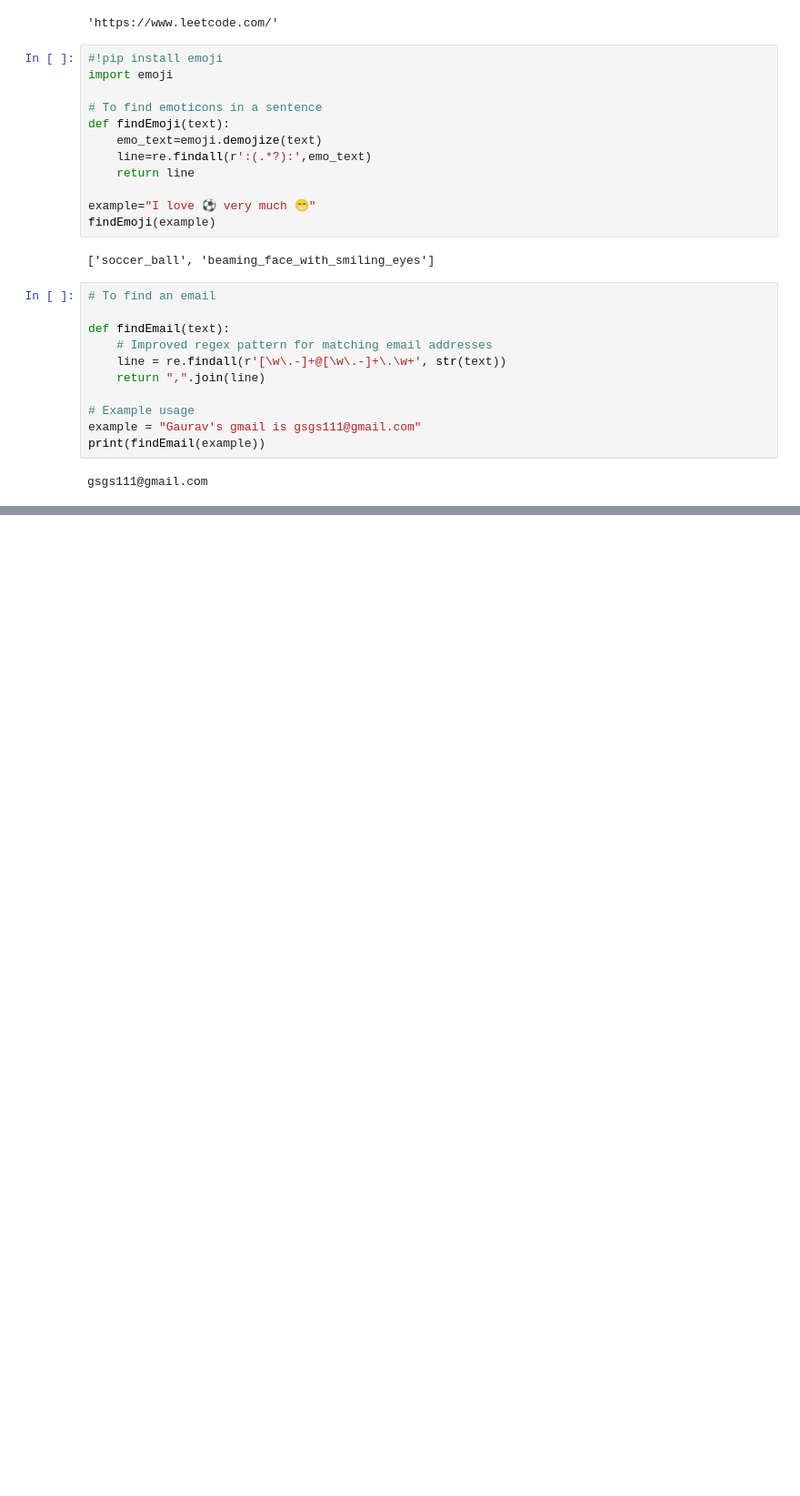
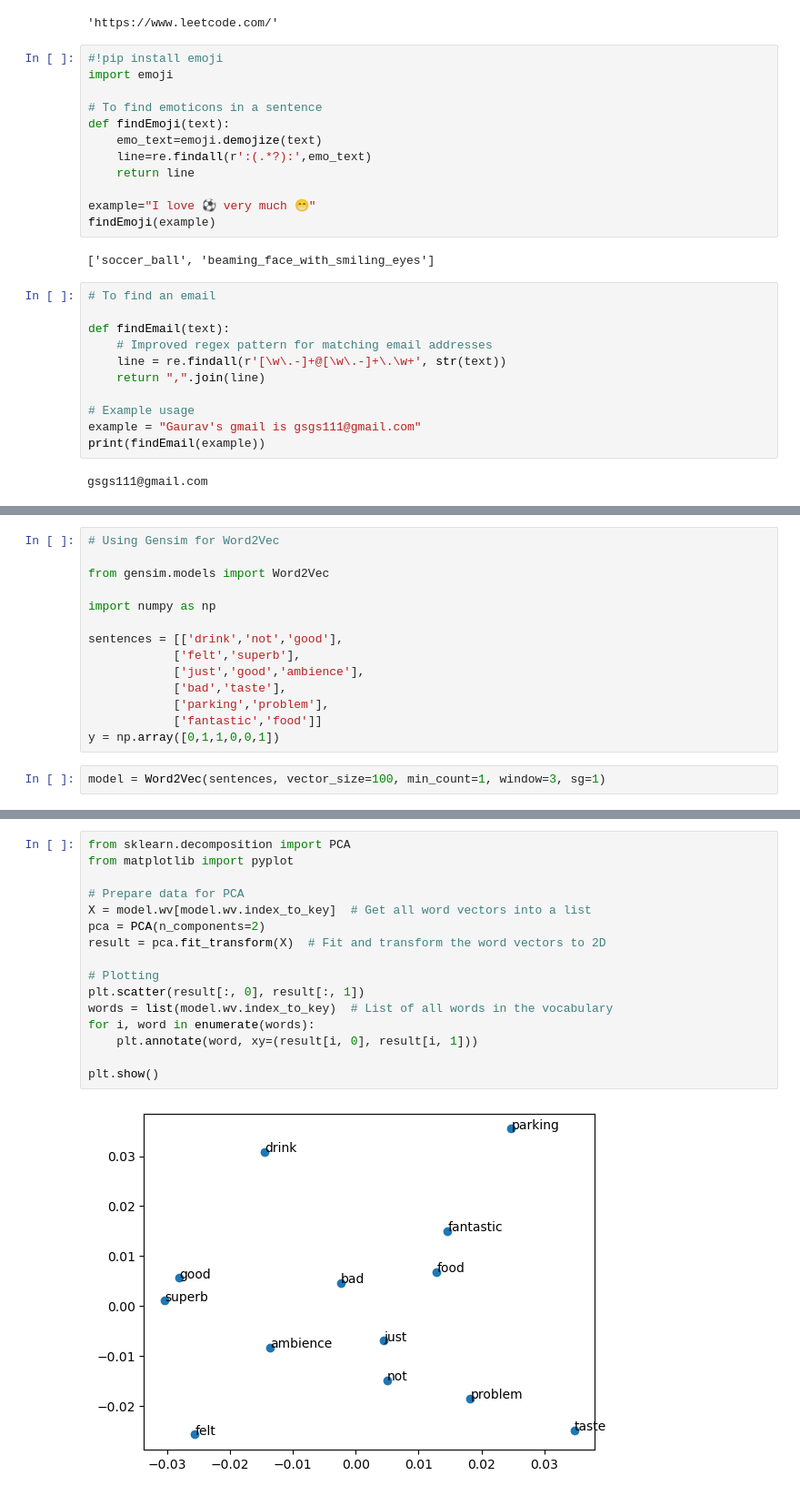
Before and after one commit to UsamaJasnak/NLP, a Jupyter notebook: nlp.ipynb, the cells around one changed output, grey strips where cells are left out. Shown at 91% size. Saved outputs shown, nothing was run; the diff lists cells and outputs as text; blank space fills up the shorter version.

```diff
--- a/nlp.ipynb
+++ b/nlp.ipynb
@@ -295,0 +374,16 @@ gsgs111@gmail.com
+# %%
+# Using Gensim for Word2Vec
+
+from gensim.models import Word2Vec
+
+import numpy as np
+
+sentences = [['drink','not','good'],
+			['felt','superb'],
+			['just','good','ambience'],
+			['bad','taste'],
+			['parking','problem'],
+            ['fantastic','food']]
+y = np.array([0,1,1,0,0,1])
+# %%
+model = Word2Vec(sentences, vector_size=100, min_count=1, window=3, sg=1)
@@ -295,0 +429,18 @@ gsgs111@gmail.com
+# %%
+from sklearn.decomposition import PCA
+from matplotlib import pyplot
+
+# Prepare data for PCA
+X = model.wv[model.wv.index_to_key]  # Get all word vectors into a list
+pca = PCA(n_components=2)
+result = pca.fit_transform(X)  # Fit and transform the word vectors to 2D
+
+# Plotting
+plt.scatter(result[:, 0], result[:, 1])
+words = list(model.wv.index_to_key)  # List of all words in the vocabulary
+for i, word in enumerate(words):
+    plt.annotate(word, xy=(result[i, 0], result[i, 1]))
+
+plt.show()
+# %% [output]
+[figure, added]
```
Also changed, not shown: parts of 23 cells of this notebook, 2 other files.
